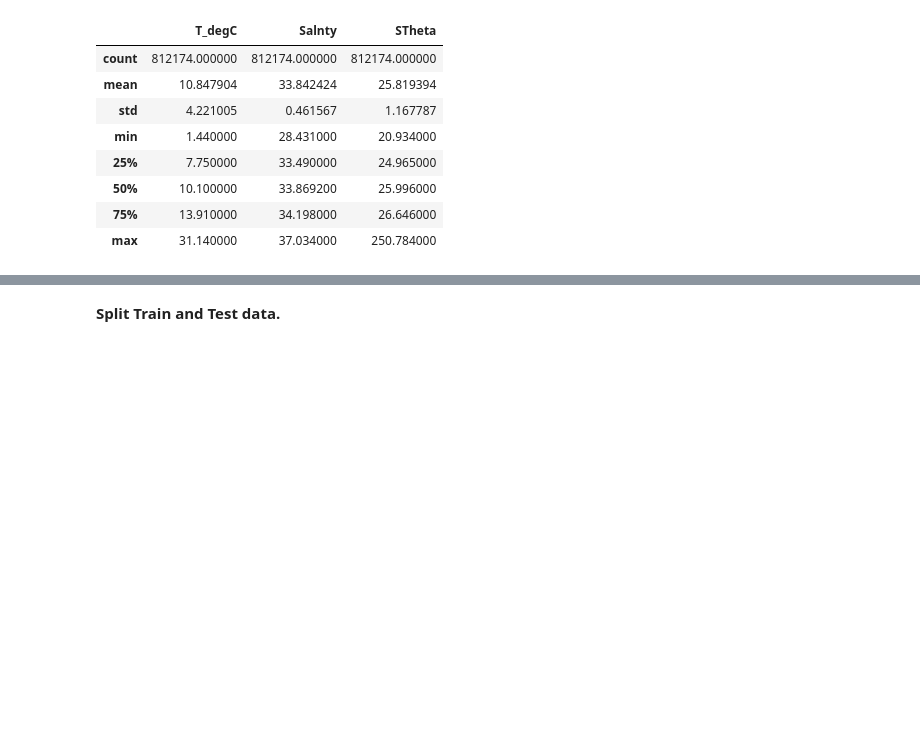
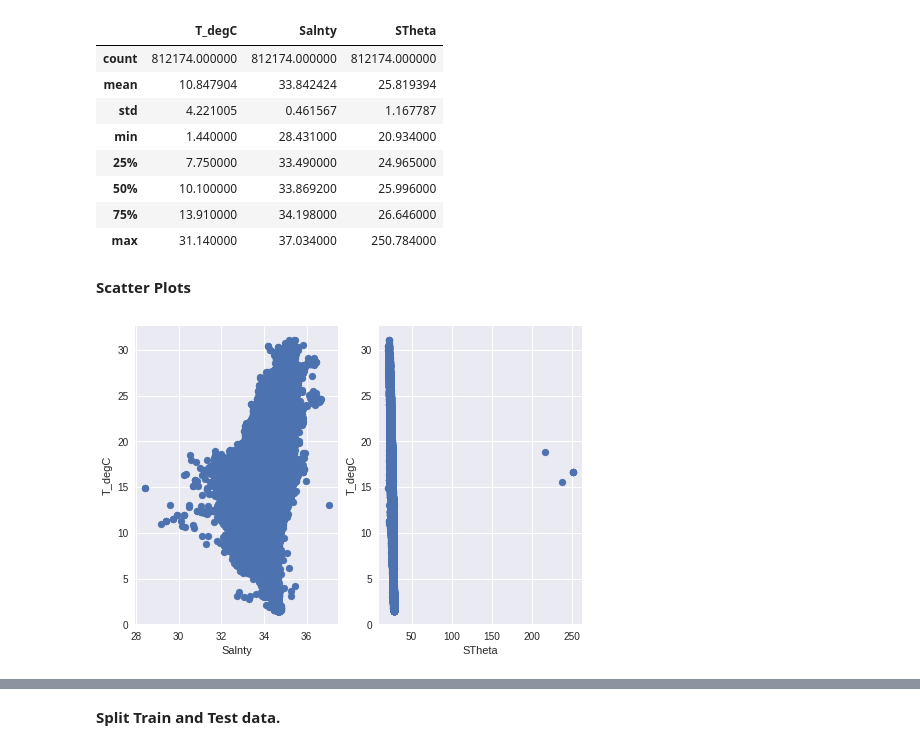
Before and after one commit to targoons/ML, a Jupyter notebook: Machine_Learning_Assignment_1.ipynb, the cells around one changed output, grey strips where cells are left out. Cells and saved outputs as stored; diff of their text form; code cells hidden in the pictures; blank space fills up the shorter version.

```diff
--- a/Machine_Learning_Assignment_1.ipynb
+++ b/Machine_Learning_Assignment_1.ipynb
@@ -95,3 +96,17 @@ bottle_data_subset.describe()
 | 50% | 10.100000 | 33.869200 | 25.996000 |
 | 75% | 13.910000 | 34.198000 | 26.646000 |
 | max | 31.140000 | 37.034000 | 250.784000 |
+# %% [markdown]
+**Scatter Plots**
+# %%
+plt.subplot(1, 2, 1)
+plt.scatter(bottle_data_subset['Salnty'], bottle_data_subset['T_degC'])
+plt.xlabel('Salnty')
+plt.ylabel('T_degC')
+plt.subplot(1, 2, 2)
+plt.scatter(bottle_data_subset['STheta'], bottle_data_subset['T_degC'])
+plt.xlabel('STheta')
+plt.ylabel('T_degC')
+plt.show()
+# %% [output]
+[figure, added]
```
Also changed, not shown: parts of 2 cells of this notebook.
